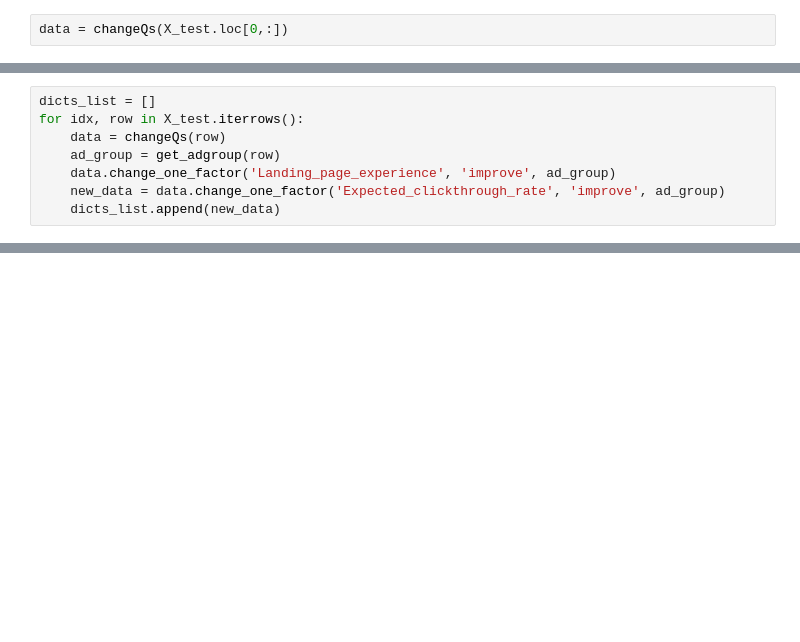
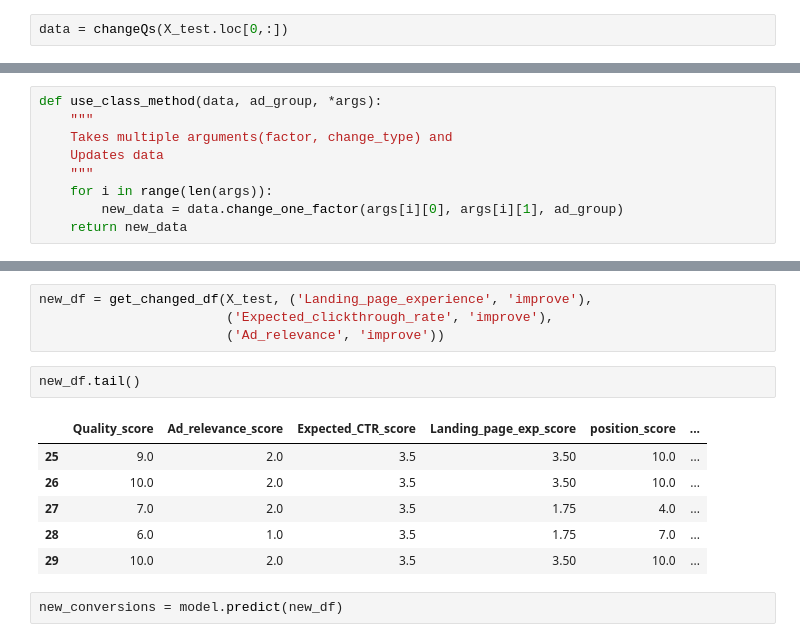
Before and after one commit to finesselab/google-Ads-Payment-Per-Click-optimization, a Jupyter notebook: PPC optimization.ipynb, the cells around one changed output, grey strips where cells are left out. Drawn from its saved outputs; the diff is of its cells as text; blank space fills up the shorter version.

```diff
--- a/PPC optimization.ipynb
+++ b/PPC optimization.ipynb
@@ -673,8 +687,0 @@ X_test[['Quality_score', 'Ad_relevance_score', 'Expected_CTR_score',
-# %%
-dicts_list = []
-for idx, row in X_test.iterrows():
-    data = changeQs(row)
-    ad_group = get_adgroup(row)
-    data.change_one_factor('Landing_page_experience', 'improve', ad_group)
-    new_data = data.change_one_factor('Expected_clickthrough_rate', 'improve', ad_group)
-    dicts_list.append(new_data)
@@ -737,0 +707,9 @@ pingouin.ttest(x = dff['new_conversions'], y= dff['old_conversions'], paired = T
+# %%
+def use_class_method(data, ad_group, *args):
+    """
+    Takes multiple arguments(factor, change_type) and
+    Updates data
+    """
+    for i in range(len(args)):
+        new_data = data.change_one_factor(args[i][0], args[i][1], ad_group)
+    return new_data
@@ -737,0 +726,15 @@ pingouin.ttest(x = dff['new_conversions'], y= dff['old_conversions'], paired = T
+# %%
+new_df = get_changed_df(X_test, ('Landing_page_experience', 'improve'),
+                        ('Expected_clickthrough_rate', 'improve'),
+                        ('Ad_relevance', 'improve'))
+# %%
+new_df.tail()
+# %% [output]
+|  | Quality_score | Ad_relevance_score | Expected_CTR_score | Landing_page_exp_score | position_score | ... |
+| 25 | 9.0 | 2.0 | 3.5 | 3.50 | 10.0 | ... |
+| 26 | 10.0 | 2.0 | 3.5 | 3.50 | 10.0 | ... |
+| 27 | 7.0 | 2.0 | 3.5 | 1.75 | 4.0 | ... |
+| 28 | 6.0 | 1.0 | 3.5 | 1.75 | 7.0 | ... |
+| 29 | 10.0 | 2.0 | 3.5 | 3.50 | 10.0 | ... |
+# %%
+new_conversions = model.predict(new_df)
```
Also changed, not shown: parts of 40 cells of this notebook.
